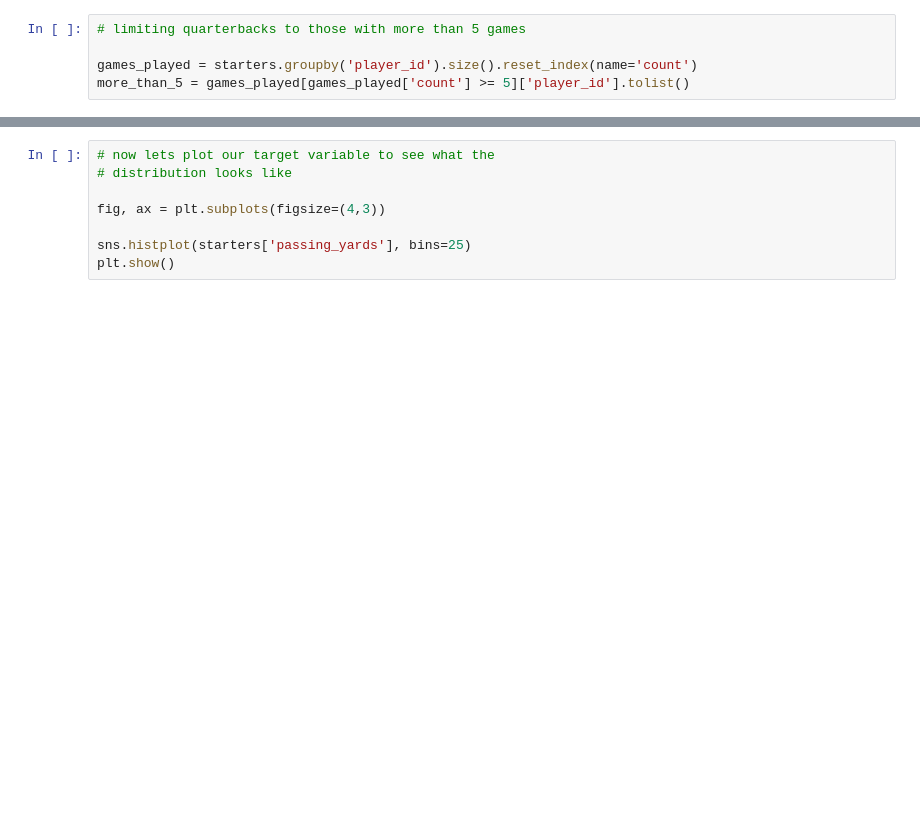
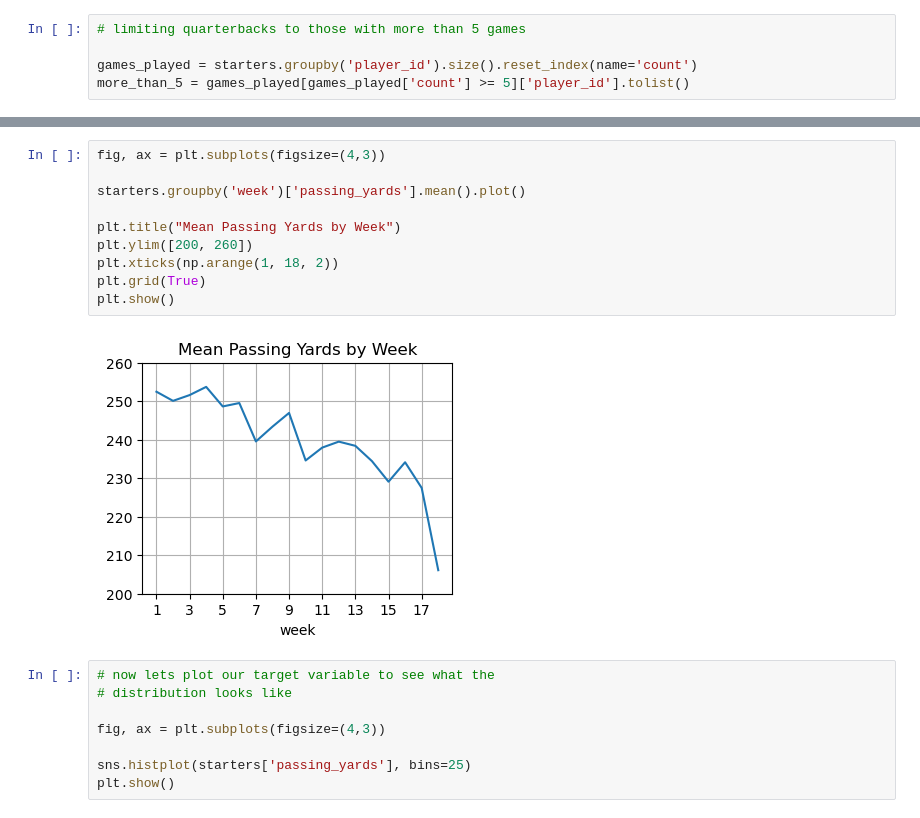
Before and after one commit to yaobviously/nfl_project, a Jupyter notebook: notebooks/quarterback_processing.ipynb, the cells around one changed output, grey strips where cells are left out. Cells and saved outputs as stored; diff of their text form; blank space fills up the shorter version.

```diff
--- a/notebooks/quarterback_processing.ipynb
+++ b/notebooks/quarterback_processing.ipynb
@@ -297,3 +319,15 @@ plt.show()
+# %%
+fig, ax = plt.subplots(figsize=(4,3))
+
+starters.groupby('week')['passing_yards'].mean().plot()
+
+plt.title("Mean Passing Yards by Week")
+plt.ylim([200, 260])
+plt.xticks(np.arange(1, 18, 2))
+plt.grid(True)
+plt.show()
+# %% [output]
+[figure, added]
 # %%
 # now lets plot our target variable to see what the
 # distribution looks like
```
Also changed, not shown: parts of 28 cells of this notebook.
